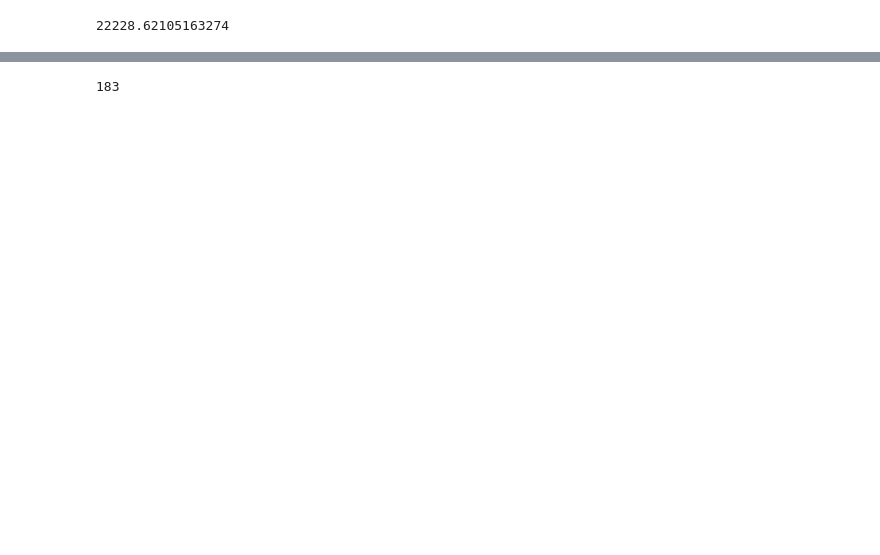
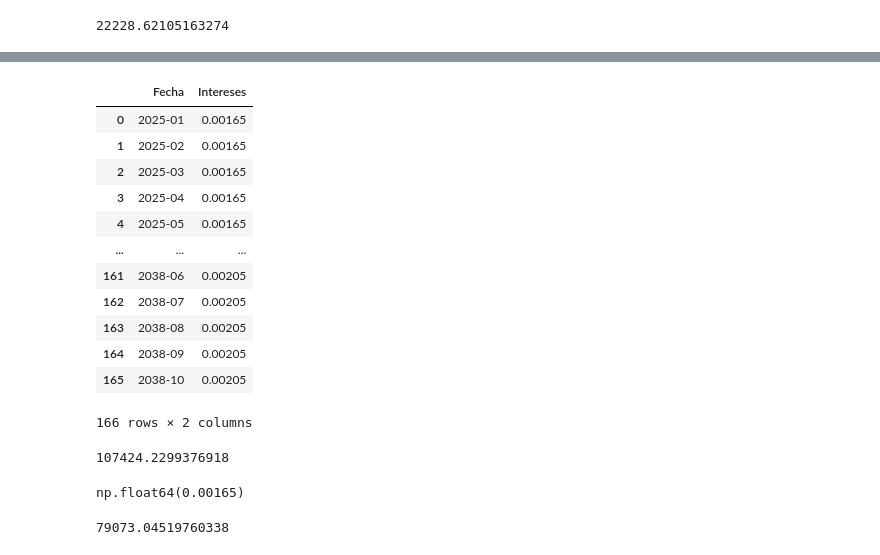
Before and after one commit to ortegafer/reto07_verde_oscuro, a Jupyter notebook: funcion.ipynb, the cells around one changed output, grey strips where cells are left out. Drawn from its saved outputs; the diff is of its cells as text; code cells hidden in the pictures; blank space fills up the shorter version.

```diff
--- a/funcion.ipynb
+++ b/funcion.ipynb
@@ -57,14 +71,53 @@ fecha_jubilación= '2038-11-22'
 # %%
 import pandas as pd
 import datetime as dt
+# %%
+fechas = pd.date_range(start='2025-01-01', end='2038-10-22', freq='MS')
+fechas_formateadas = fechas.strftime('%Y-%m')
+
+intereses1= []
+for i in range(0, 7*12):
+    intereses1.append(0.00165)
+for i in range(0, len(fechas_formateadas) - 7*12):
+    intereses1.append(0.00205)
+
+df1 = pd.DataFrame({'Fecha': fechas_formateadas, 'Intereses': intereses})
+# %%
+df1
+# %% [output]
+|  | Fecha | Intereses |
+| 0 | 2025-01 | 0.00165 |
+| 1 | 2025-02 | 0.00165 |
+| 2 | 2025-03 | 0.00165 |
+| 3 | 2025-04 | 0.00165 |
+| 4 | 2025-05 | 0.00165 |
+| ... | ... | ... |
+| 161 | 2038-06 | 0.00205 |
+| 162 | 2038-07 | 0.00205 |
+| 163 | 2038-08 | 0.00205 |
+| 164 | 2038-09 | 0.00205 |
+| 165 | 2038-10 | 0.00205 |
+166 rows × 2 columns
+# %%
+capital
+# %% [output]
+107424.2299376918
+# %%
+df1.iloc[0,1]
+# %% [output]
+np.float64(0.00165)
+# %%
+capital_actual= 107424.2299376918
+for i in range(len(df1)-1, -1, -1):
+    capital_actual = capital_actual * (1+float(df1.iloc[i,1]))**-1
+
+capital_actual
+# %% [output]
+79073.04519760338
 # %%
 date_range = pd.date_range(start=fecha_jubilación, periods=22*12, freq='MS')
 
 date_list = date_range.strftime('%Y-%m').tolist()
-# %%
-(22*12) - (6*12+9)
-# %% [output]
-183
 # %%
 intereses= []
 # %%
```
Also changed, not shown: parts of 14 cells of this notebook, 3 other files.
